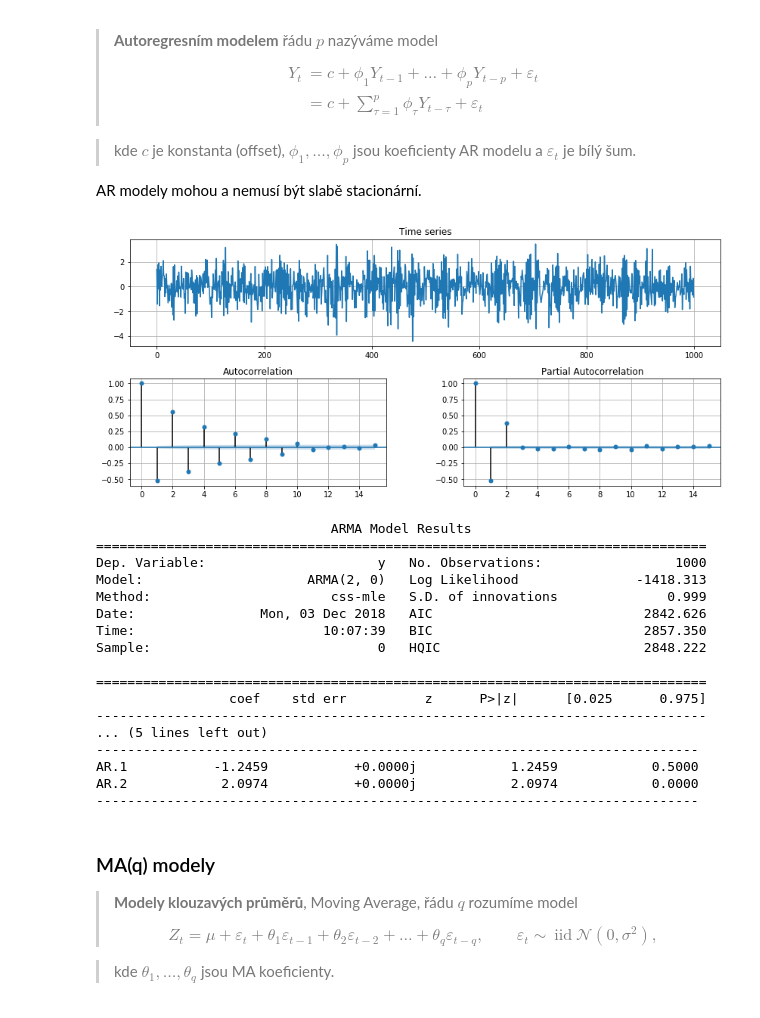
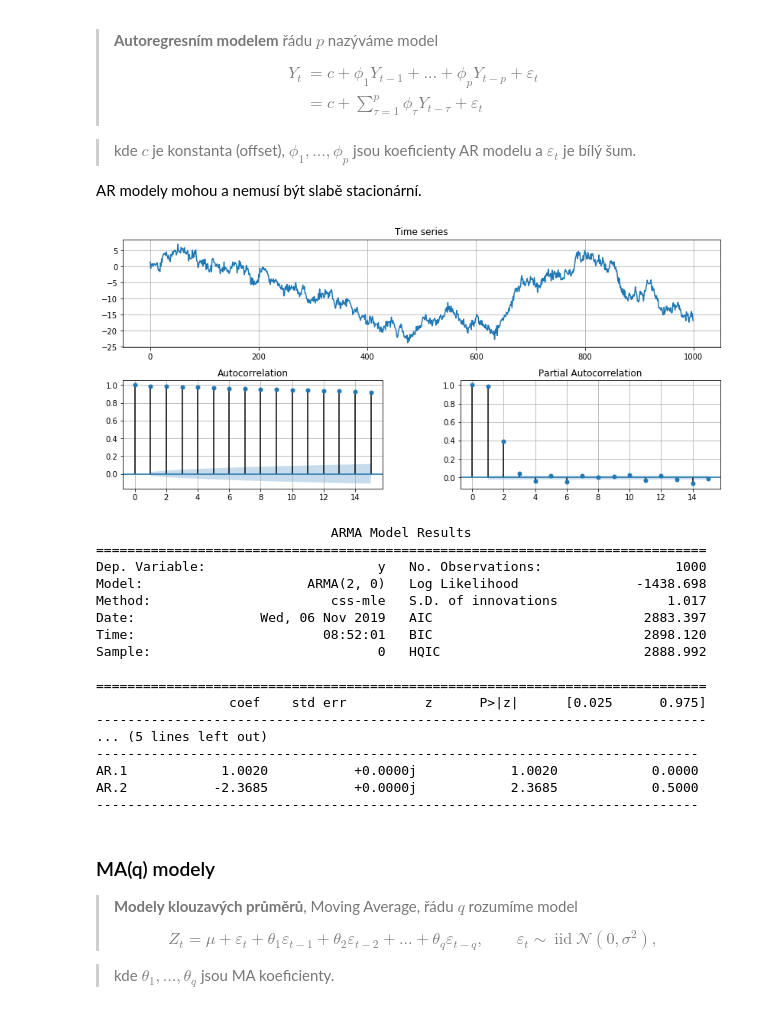
Before and after one commit to kamil-dedecius/mi-scr, a Jupyter notebook: prednasky/arima-repete.ipynb, the cells around one changed output. Cells and saved outputs as stored; diff of their text form; code cells hidden in the pictures.

Commit message:
cviko na ARMA model

```diff
--- a/prednasky/arima-repete.ipynb
+++ b/prednasky/arima-repete.ipynb
@@ -76,35 +76,35 @@ AR modely mohou a nemusí být slabě stacionární.
 # %%
 ndat = 1000
 y = np.zeros(ndat)
 y[0:2] = (1.4, -1.2)
 noise_std = 1
-beta = [-.3, .4]
+beta = [.6, .4]
 for i in range(1, ndat):
     y[i] = np.dot(beta, [y[i-1], y[i-2]]) + np.random.normal(scale=noise_std)
 tsplot(y)
 plt.show()
 model = sm.tsa.ARMA(y, order=(2,0))
 result = model.fit(trend='nc')
 print(result.summary())
 data_AR = y    # Použijeme u kritérií níže
 # %% [output]
-[figure, old version]
+[figure, new version]
                               ARMA Model Results
 ==============================================================================
 Dep. Variable:                      y   No. Observations:                 1000
-Model:                     ARMA(2, 0)   Log Likelihood               -1418.313
-Method:                       css-mle   S.D. of innovations              0.999
-Date:                Mon, 03 Dec 2018   AIC                           2842.626
-Time:                        10:07:39   BIC                           2857.350
-Sample:                             0   HQIC                          2848.222
+Model:                     ARMA(2, 0)   Log Likelihood               -1438.698
+Method:                       css-mle   S.D. of innovations              1.017
+Date:                Wed, 06 Nov 2019   AIC                           2883.397
+Time:                        08:52:01   BIC                           2898.120
+Sample:                             0   HQIC                          2888.992
 
 ==============================================================================
                  coef    std err          z      P>|z|      [0.025      0.975]
 ------------------------------------------------------------------------------
 ... (5 lines left out)
 -----------------------------------------------------------------------------
-AR.1           -1.2459           +0.0000j            1.2459            0.5000
-AR.2            2.0974           +0.0000j            2.0974            0.0000
+AR.1            1.0020           +0.0000j            1.0020            0.0000
+AR.2           -2.3685           +0.0000j            2.3685            0.5000
 -----------------------------------------------------------------------------
 # %% [markdown]
 ### MA(q) modely
```
Also changed, not shown: parts of 9 cells of this notebook, 8 other files.
